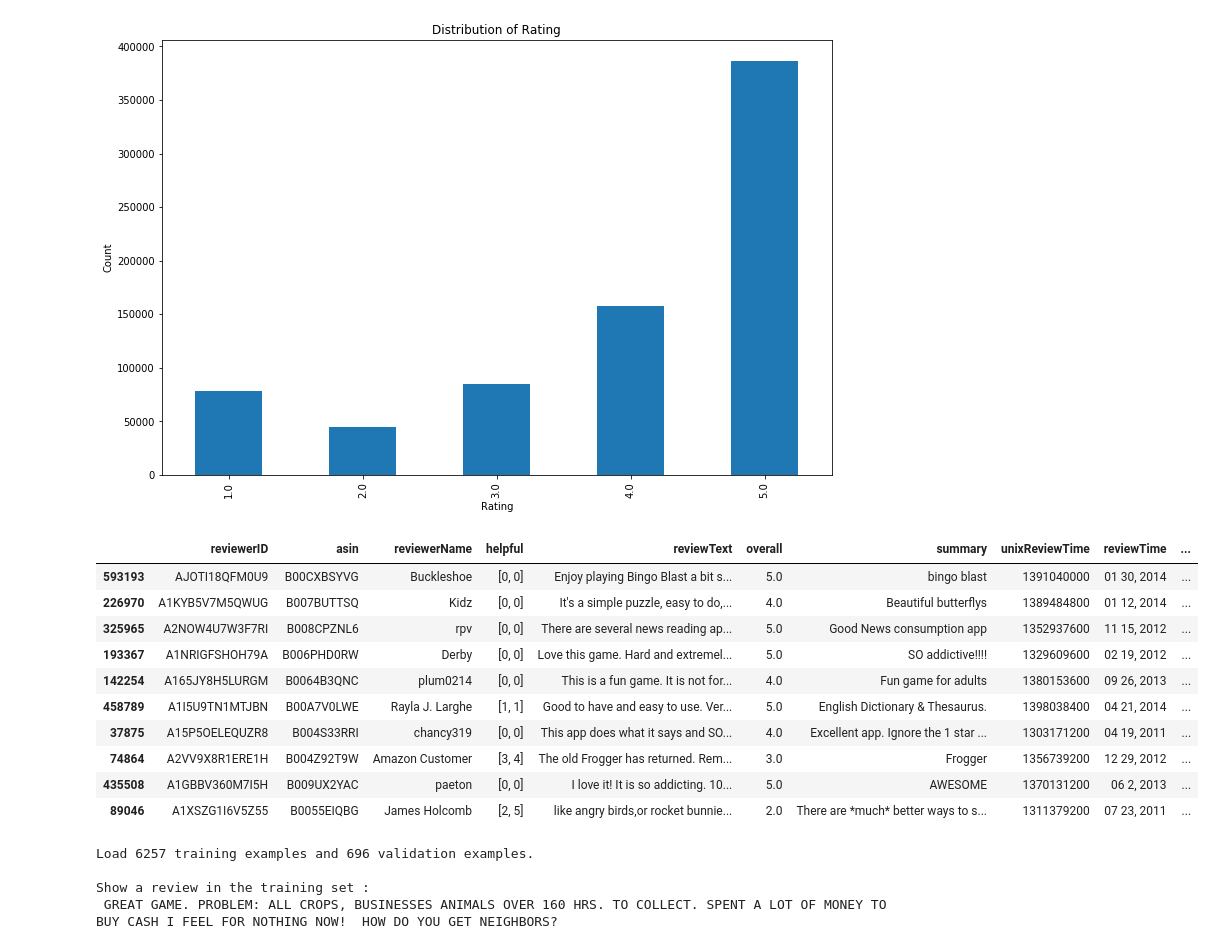
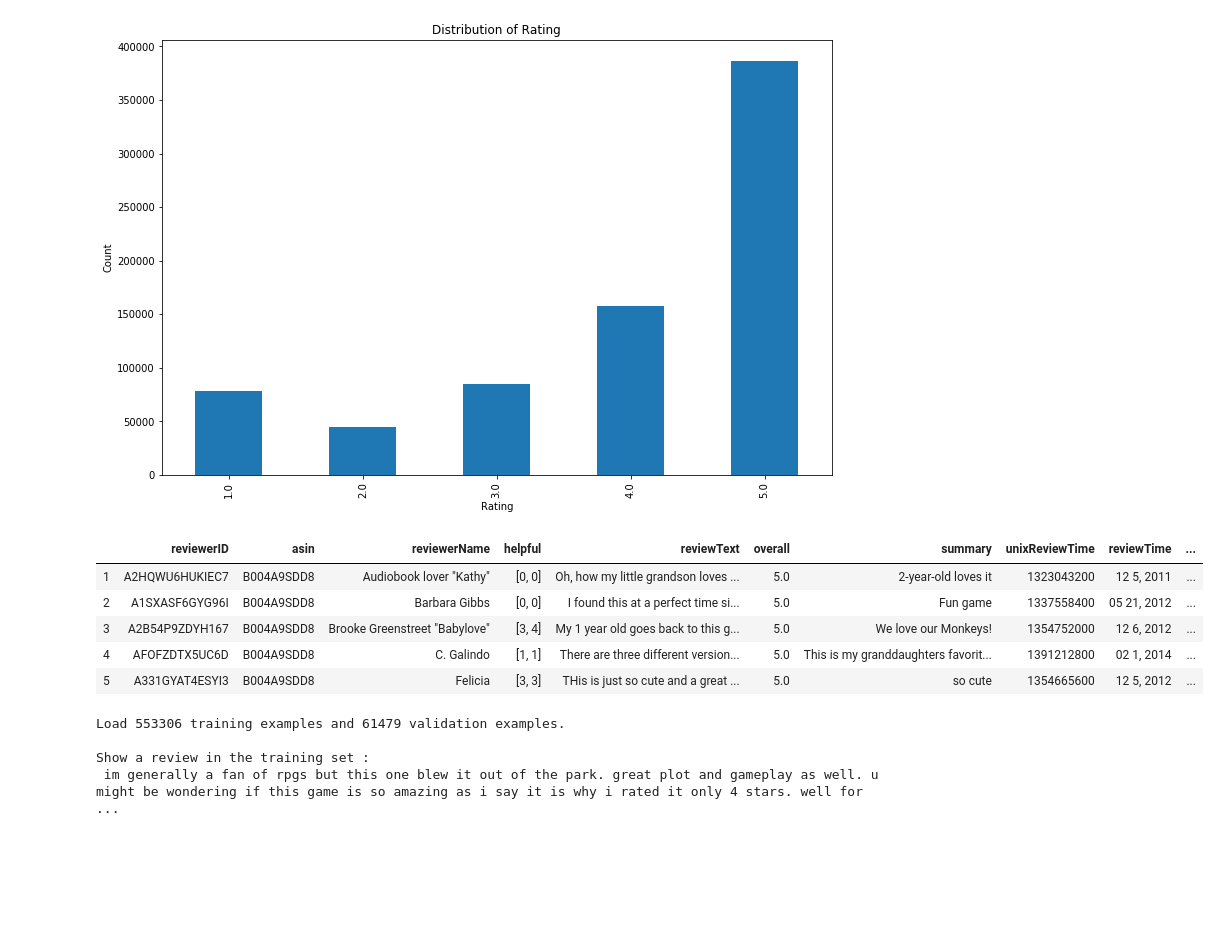
Before and after one commit to Aayusi/SihSrm, a Jupyter notebook: Amazon.ipynb, the cells around one changed output. Cells and saved outputs as stored; diff of their text form; code cells hidden in the pictures; blank space fills up the shorter version.

```diff
--- a/Amazon.ipynb
+++ b/Amazon.ipynb
@@ -88,42 +127,37 @@ plt.ylabel('Count')
 Text(0, 0.5, 'Count')
 [figure]
 # %%
-dfs = df.sample(frac=0.01, random_state=0)
-#dfs = df
+#df = df.sample(frac=0.1, random_state=0) #uncomment to use full set of data
 
 # Drop missing values
-dfs.dropna(inplace=True)
+df.dropna(inplace=True)
 
 # Remove any 'neutral' ratings equal to 3
 df = df[df['overall'] != 3]
 
 # Encode 4s and 5s as 1 (positive sentiment) and 1s and 2s as 0 (negative sentiment)
-dfs['Sentiment'] = np.where(dfs['overall'] > 3, 1, 0)
-dfs.head(10)
+df['Sentiment'] = np.where(df['overall'] > 3, 1, 0)
+#df['Sentiment'] = np.where(df['overall'] == 3, 0, df['Sentiment'])
+df.head()
 # %% [output]
 |  | reviewerID | asin | reviewerName | helpful | reviewText | overall | summary | unixReviewTime | reviewTime | ... |
-| 593193 | AJOTI18QFM0U9 | B00CXBSYVG | Buckleshoe | [0, 0] | Enjoy playing Bingo Blast a bit s... | 5.0 | bingo blast | 1391040000 | 01 30, 2014 | ... |
-| 226970 | A1KYB5V7M5QWUG | B007BUTTSQ | Kidz | [0, 0] | It's a simple puzzle, easy to do,... | 4.0 | Beautiful butterflys | 1389484800 | 01 12, 2014 | ... |
-| 325965 | A2NOW4U7W3F7RI | B008CPZNL6 | rpv | [0, 0] | There are several news reading ap... | 5.0 | Good News consumption app | 1352937600 | 11 15, 2012 | ... |
-| 193367 | A1NRIGFSHOH79A | B006PHD0RW | Derby | [0, 0] | Love this game. Hard and extremel... | 5.0 | SO addictive!!!! | 1329609600 | 02 19, 2012 | ... |
-| 142254 | A165JY8H5LURGM | B0064B3QNC | plum0214 | [0, 0] | This is a fun game. It is not for... | 4.0 | Fun game for adults | 1380153600 | 09 26, 2013 | ... |
-| 458789 | A1I5U9TN1MTJBN | B00A7V0LWE | Rayla J. Larghe | [1, 1] | Good to have and easy to use. Ver... | 5.0 | English Dictionary & Thesaurus. | 1398038400 | 04 21, 2014 | ... |
-| 37875 | A15P5OELEQUZR8 | B004S33RRI | chancy319 | [0, 0] | This app does what it says and SO... | 4.0 | Excellent app. Ignore the 1 star ... | 1303171200 | 04 19, 2011 | ... |
-| 74864 | A2VV9X8R1ERE1H | B004Z92T9W | Amazon Customer | [3, 4] | The old Frogger has returned. Rem... | 3.0 | Frogger | 1356739200 | 12 29, 2012 | ... |
-| 435508 | A1GBBV360M7I5H | B009UX2YAC | paeton | [0, 0] | I love it! It is so addicting. 10... | 5.0 | AWESOME | 1370131200 | 06 2, 2013 | ... |
-| 89046 | A1XSZG1I6V5Z55 | B0055EIQBG | James Holcomb | [2, 5] | like angry birds,or rocket bunnie... | 2.0 | There are *much* better ways to s... | 1311379200 | 07 23, 2011 | ... |
+| 1 | A2HQWU6HUKIEC7 | B004A9SDD8 | Audiobook lover "Kathy" | [0, 0] | Oh, how my little grandson loves ... | 5.0 | 2-year-old loves it | 1323043200 | 12 5, 2011 | ... |
+| 2 | A1SXASF6GYG96I | B004A9SDD8 | Barbara Gibbs | [0, 0] | I found this at a perfect time si... | 5.0 | Fun game | 1337558400 | 05 21, 2012 | ... |
+| 3 | A2B54P9ZDYH167 | B004A9SDD8 | Brooke Greenstreet "Babylove" | [3, 4] | My 1 year old goes back to this g... | 5.0 | We love our Monkeys! | 1354752000 | 12 6, 2012 | ... |
+| 4 | AFOFZDTX5UC6D | B004A9SDD8 | C. Galindo | [1, 1] | There are three different version... | 5.0 | This is my granddaughters favorit... | 1391212800 | 02 1, 2014 | ... |
+| 5 | A331GYAT4ESYI3 | B004A9SDD8 | Felicia | [3, 3] | THis is just so cute and a great ... | 5.0 | so cute | 1354665600 | 12 5, 2012 | ... |
 # %%
 # Split data into training set and validation
-X_train, X_test, y_train, y_test = train_test_split(dfs['reviewText'], dfs['Sentiment'], \
+X_train, X_test, y_train, y_test = train_test_split(df['reviewText'], df['Sentiment'], \
                                                     test_size=0.1, random_state=0)
 
 print('Load %d training examples and %d validation examples. \n' %(X_train.shape[0],X_test.shape[0]))
 print('Show a review in the training set : \n', X_train.iloc[10])
 # %% [output]
-Load 6257 training examples and 696 validation examples.
+Load 553306 training examples and 61479 validation examples.
 
 Show a review in the training set :
- GREAT GAME. PROBLEM: ALL CROPS, BUSINESSES ANIMALS OVER 160 HRS. TO COLLECT. SPENT A LOT OF MONEY TO BUY CASH I FEEL FOR NOTHING NOW!  HOW DO YOU GET NEIGHBORS?
+ im generally a fan of rpgs but this one blew it out of the park. great plot and gameplay as well. u might be wondering if this game is so amazing as i say it is why i rated it only 4 stars. well for  ...
 # %%
 def cleanText(raw_text, remove_stopwords=False, stemming=False, split_text=False, \
              ):
```
Also changed, not shown: parts of 10 cells of this notebook.
